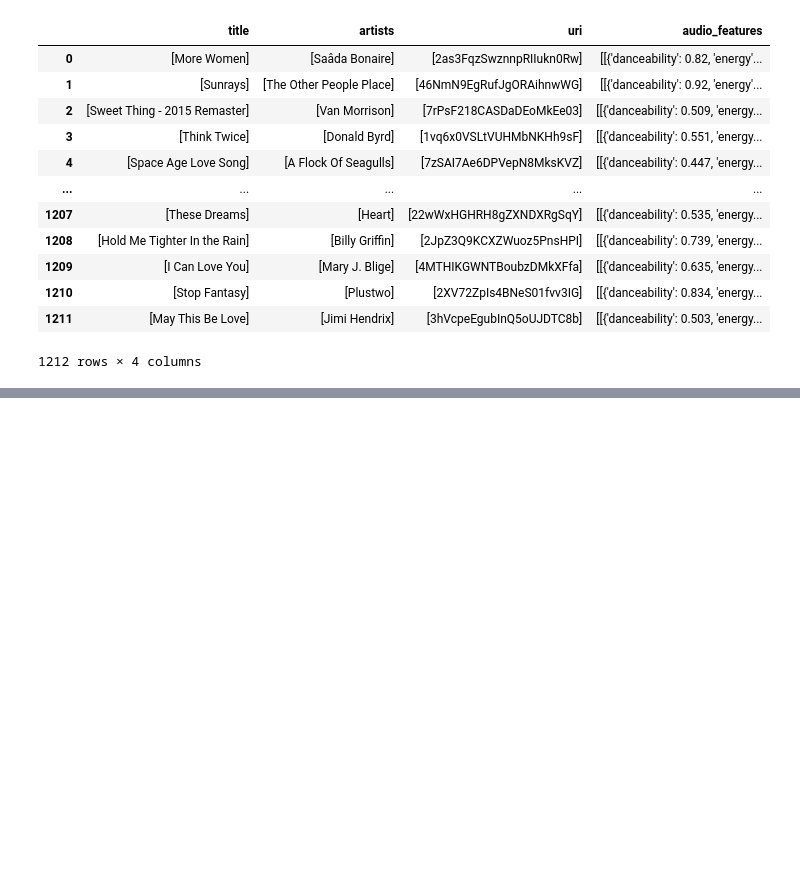
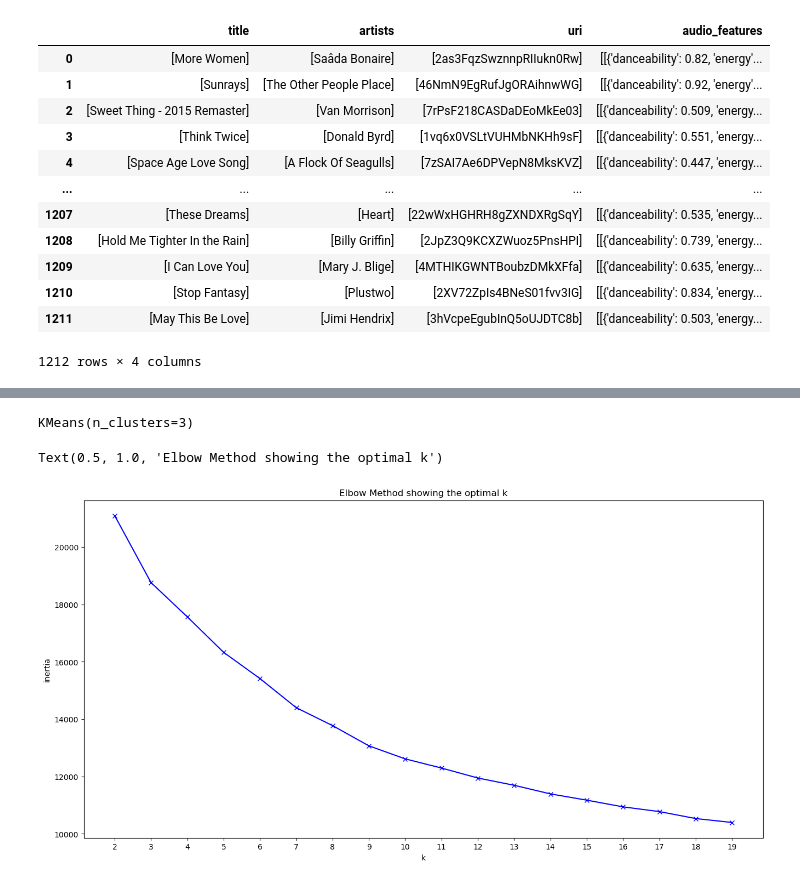
Before and after one commit to Adyto23/apilabs, a Jupyter notebook: lab-api-wrappers.ipynb, the cells around one changed output, grey strips where cells are left out. Drawn from its saved outputs; the diff is of its cells as text; code cells hidden in the pictures; blank space fills up the shorter version.

```diff
--- a/lab-api-wrappers.ipynb
+++ b/lab-api-wrappers.ipynb
@@ -273,0 +263,5 @@ lastdf.to_csv('songs_colldf.csv', index=False)
+# %%
+%timeit
+numDF=lastdf.select_dtypes(include=np.number)
+# %%
+numDF1=numDF.drop(columns=['duration_ms'])
@@ -273,0 +284,9 @@ lastdf.to_csv('songs_colldf.csv', index=False)
+# %%
+# K-Means is a distance based algorithm: we need to scale / normalize:
+
+from sklearn.preprocessing import StandardScaler
+scaler = StandardScaler().fit(numDF1)
+audio_feat_df = scaler.transform(numDF1)
+
+# Now, all features will have the same weight.
+pd.DataFrame(audio_feat_df,columns=numDF1.columns).head()
@@ -273,0 +300,29 @@ lastdf.to_csv('songs_colldf.csv', index=False)
+# %%
+from sklearn.cluster import KMeans
+
+kmeans = KMeans(n_clusters=3)
+kmeans.fit(audio_feat_df)
+# %% [output]
+KMeans(n_clusters=3)
+# %%
+import numpy as np
+K = range(2, 20)
+inertia = []
+
+for k in K:
+    kmeans = KMeans(n_clusters=k)
+    kmeans.fit(audio_feat_df)
+    inertia.append(kmeans.inertia_)
+
+import matplotlib.pyplot as plt
+%matplotlib inline
+
+plt.figure(figsize=(16,8))
+plt.plot(K, inertia, 'bx-')
+plt.xlabel('k')
+plt.ylabel('inertia')
+plt.xticks(np.arange(min(K), max(K)+1, 1.0))
+plt.title('Elbow Method showing the optimal k')
+# %% [output]
+Text(0.5, 1.0, 'Elbow Method showing the optimal k')
+[figure, added]
```
Also changed, not shown: parts of 56 cells of this notebook, 7 other files.
